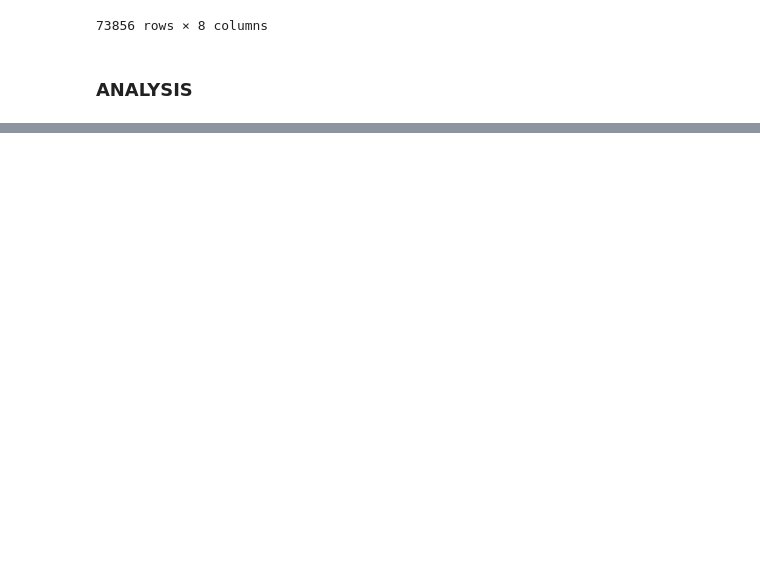
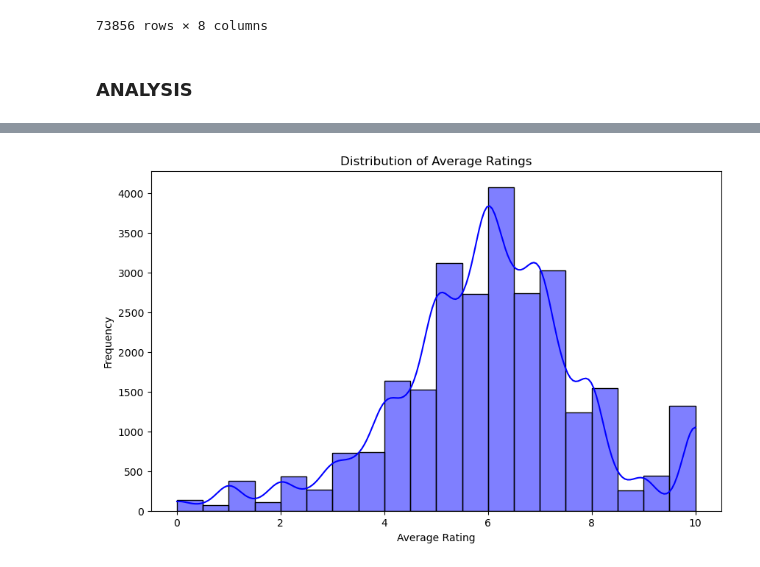
Before and after one commit to FAITHKAMANDE/Phase-2-Project, a Jupyter notebook: Notebook.ipynb, the cells around one changed output, grey strips where cells are left out. Cells and saved outputs as stored; diff of their text form; code cells hidden in the pictures; blank space fills up the shorter version.

```diff
--- a/Notebook.ipynb
+++ b/Notebook.ipynb
@@ -581,0 +798,10 @@ profit = worldwide_gross - budget
+# %%
+# Plot the distribution of average ratings vote_average
+plt.figure(figsize=(10, 6))
+sns.histplot(audience_rating['vote_average'], kde=True, bins=20, color='blue')
+plt.title('Distribution of Average Ratings')
+plt.xlabel('Average Rating')
+plt.ylabel('Frequency')
+plt.show()
+# %% [output]
+[figure, added]
```
Also changed, not shown: parts of 27 cells of this notebook.
